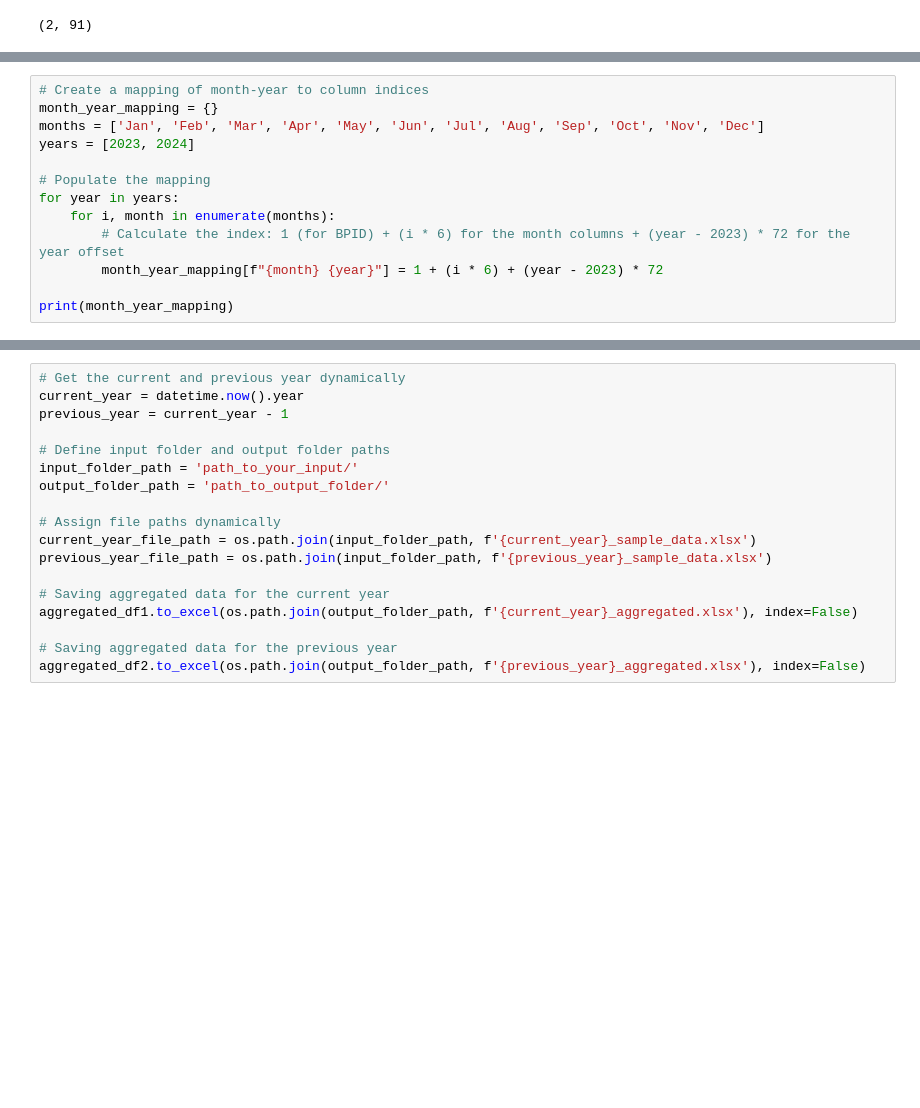
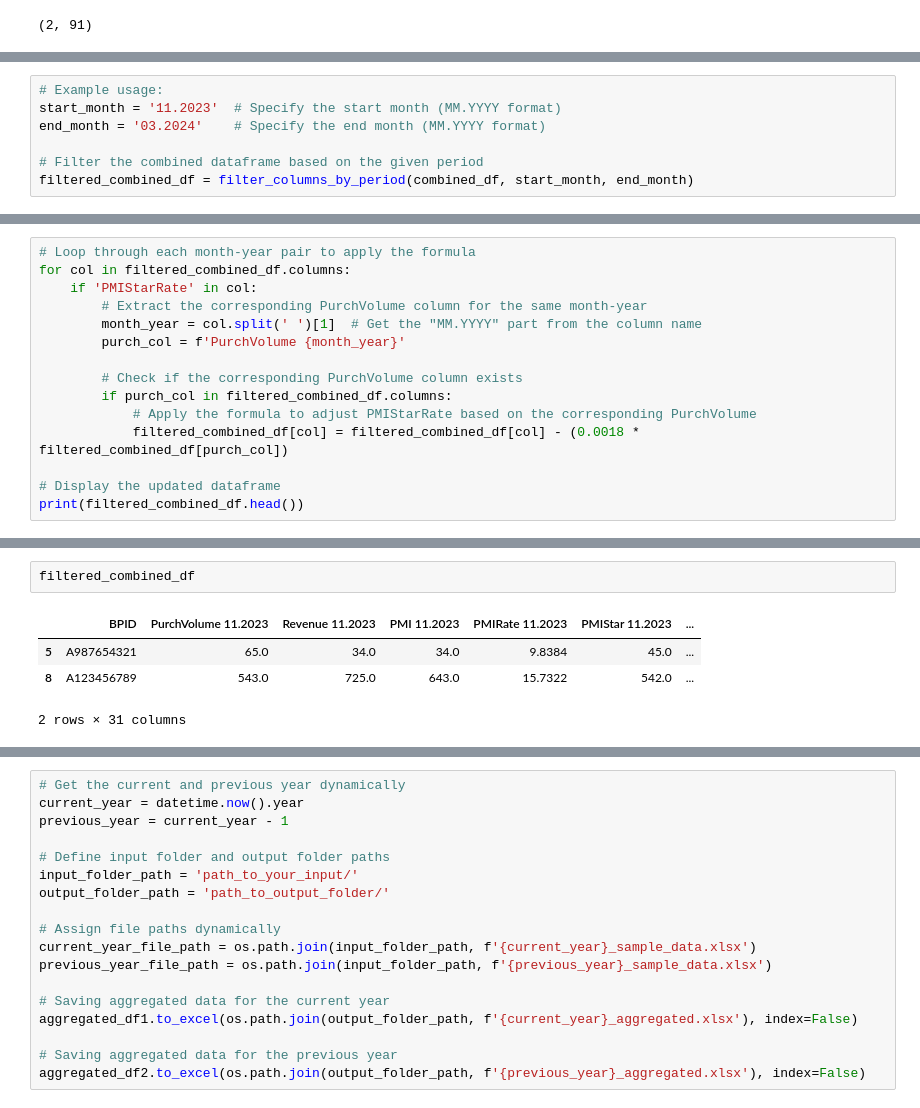
Before and after one commit to yonabell/Report, a Jupyter notebook: Reporting_final_python_code.ipynb, the cells around one changed output, grey strips where cells are left out. Cells and saved outputs as stored; diff of their text form; blank space fills up the shorter version.

```diff
--- a/Reporting_final_python_code.ipynb
+++ b/Reporting_final_python_code.ipynb
@@ -294,14 +256 @@ Index(['BPID', 'PurchVolume Jan', 'Revenue Jan', 'PMI Jan', 'PMIRate Jan',
       dtype='object')
-# %%
-# Create a mapping of month-year to column indices
-month_year_mapping = {}
-months = ['Jan', 'Feb', 'Mar', 'Apr', 'May', 'Jun', 'Jul', 'Aug', 'Sep', 'Oct', 'Nov', 'Dec']
-years = [2023, 2024]
-
-# Populate the mapping
-for year in years:
-    for i, month in enumerate(months):
-        # Calculate the index: 1 (for BPID) + (i * 6) for the month columns + (year - 2023) * 72 for the year offset
-        month_year_mapping[f"{month} {year}"] = 1 + (i * 6) + (year - 2023) * 72
-
-print(month_year_mapping)
@@ -329,0 +382,7 @@ def filter_dataframe(df, start_month, end_month):
+# %%
+# Example usage:
+start_month = '11.2023'  # Specify the start month (MM.YYYY format)
+end_month = '03.2024'    # Specify the end month (MM.YYYY format)
+
+# Filter the combined dataframe based on the given period
+filtered_combined_df = filter_columns_by_period(combined_df, start_month, end_month)
@@ -496,0 +425,15 @@ NameError: name 'filter_by_date_range' is not defined
+# %%
+# Loop through each month-year pair to apply the formula
+for col in filtered_combined_df.columns:
+    if 'PMIStarRate' in col:
+        # Extract the corresponding PurchVolume column for the same month-year
+        month_year = col.split(' ')[1]  # Get the "MM.YYYY" part from the column name
+        purch_col = f'PurchVolume {month_year}'
+
+        # Check if the corresponding PurchVolume column exists
+        if purch_col in filtered_combined_df.columns:
+            # Apply the formula to adjust PMIStarRate based on the corresponding PurchVolume
+            filtered_combined_df[col] = filtered_combined_df[col] - (0.0018 * filtered_combined_df[purch_col])
+
+# Display the updated dataframe
+print(filtered_combined_df.head())
@@ -496,0 +458,7 @@ NameError: name 'filter_by_date_range' is not defined
+# %%
+filtered_combined_df
+# %% [output]
+|  | BPID | PurchVolume 11.2023 | Revenue 11.2023 | PMI 11.2023 | PMIRate 11.2023 | PMIStar 11.2023 | ... |
+| 5 | A987654321 | 65.0 | 34.0 | 34.0 | 9.8384 | 45.0 | ... |
+| 8 | A123456789 | 543.0 | 725.0 | 643.0 | 15.7322 | 542.0 | ... |
+2 rows × 31 columns
```
Also changed, not shown: parts of 39 cells of this notebook.
